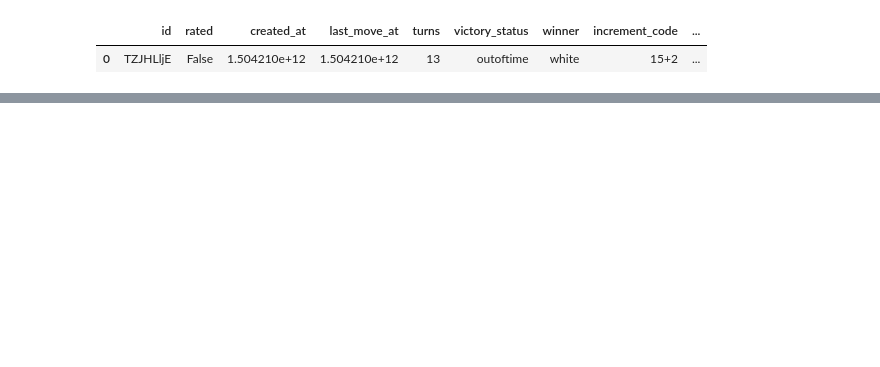
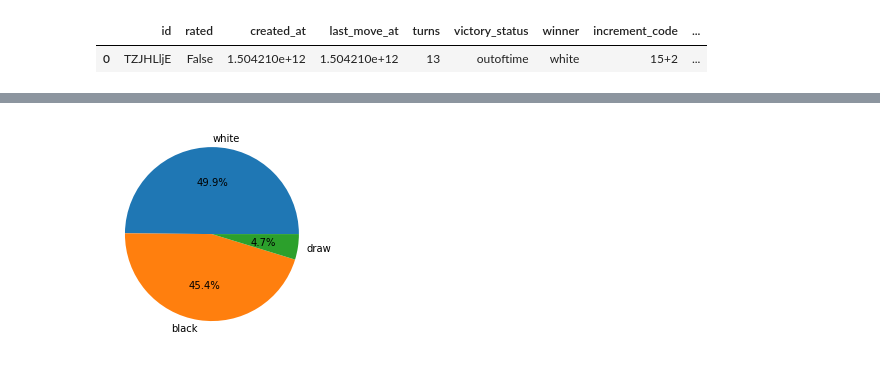
Before and after one commit to engeljason/chess_openings_analysis, a Jupyter notebook: analysis.ipynb, the cells around one changed output, grey strips where cells are left out. Drawn from its saved outputs; the diff is of its cells as text; code cells hidden in the pictures; blank space fills up the shorter version.

Commit message:
graphs, lots of stuff, moved data file

```diff
--- a/analysis.ipynb
+++ b/analysis.ipynb
@@ -59,3 +50,10 @@ Index(['Sicilian Defense', 'French Defense', 'Queen's Pawn Game',
+# %%
+
+games_df["white_range"] = pd.cut(games_df["white_rating"], range(0, 3000, 200))
+games_df["black_range"] = pd.cut(games_df["black_rating"], range(0, 3000, 200))
+# %%
+# High ELO_diff implies white should win;  low (negative) values imply black should win
+games_df["elo_diff"] = games_df["white_rating"]-games_df["black_rating"]
 # %%
 # filter out bad data (resignations, unranked games)
 # bad cases:  player rating missmatch, <10 turns resignation, no pieces lost resignation
@@ -76,10 +61,18 @@ Index(['Sicilian Defense', 'French Defense', 'Queen's Pawn Game',
 # %%
 # get general summary data
 
 ## overall wins for white/black
+total_wins = games_df["winner"].value_counts()["white"]
+total_losses = games_df["winner"].value_counts()["black"]
+total_draws = games_df["winner"].value_counts()["draw"]
 ## counts of openings
 
+
 ## graphs to visualize these
+plt.pie(x = games_df["winner"].value_counts(), labels = games_df["winner"].value_counts().index, autopct = "%.1f%%")
+plt.show()
+# %% [output]
+[figure, added]
 # %%
 # grouping by opening
 # find the win rates for each opening/varient
```
Also changed, not shown: parts of 7 cells of this notebook, 1 other file.
